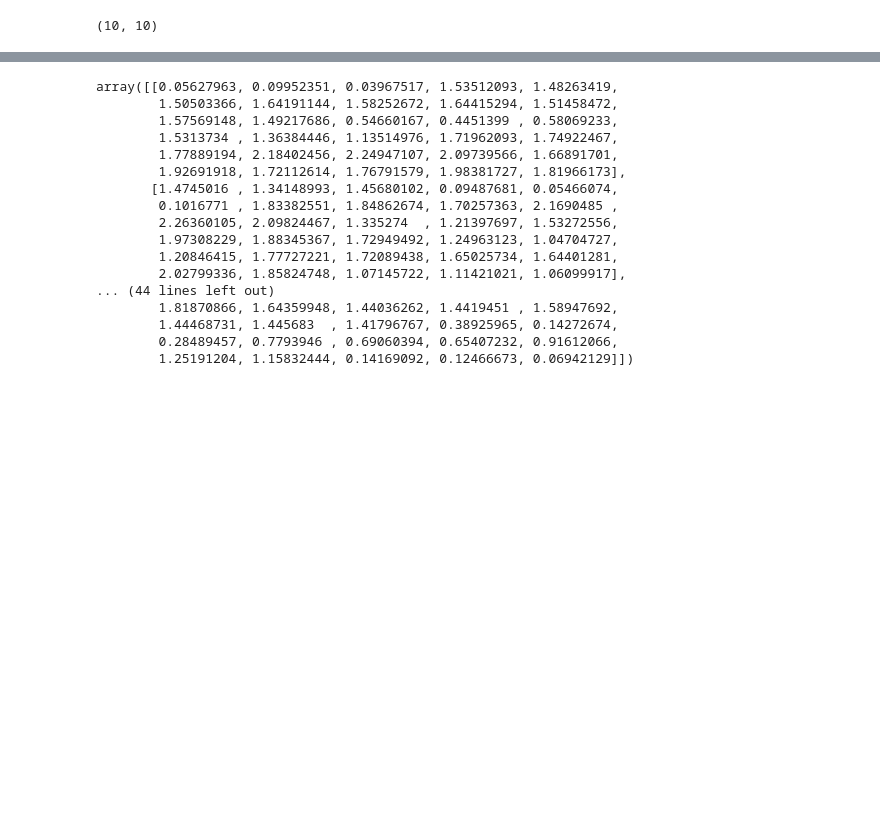
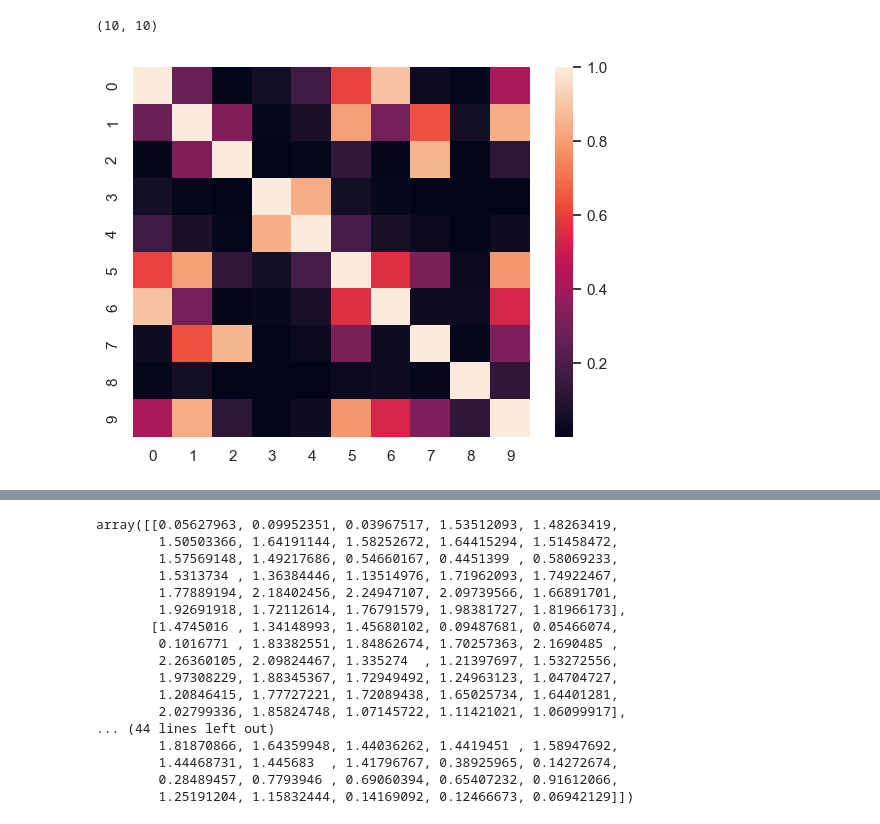
Before and after one commit to alaignelet/optimal_control, a Jupyter notebook: data_augmentation.ipynb, the cells around one changed output, grey strips where cells are left out. Drawn from its saved outputs; the diff is of its cells as text; code cells hidden in the pictures; blank space fills up the shorter version.

```diff
--- a/data_augmentation.ipynb
+++ b/data_augmentation.ipynb
@@ -39,5 +40,10 @@ distMatrix = np.round( cdist(points, points, lambda u, v: np.exp((-(u-v)).sum())
 distMatrix.shape
 # %% [output]
 (10, 10)
+# %%
+import seaborn as sns; sns.set_theme()
+ax = sns.heatmap(distMatrix)
+# %% [output]
+[figure, added]
 # %%
 G = nx.Graph()
```
Also changed, not shown: parts of 17 cells of this notebook, 1 other file.
